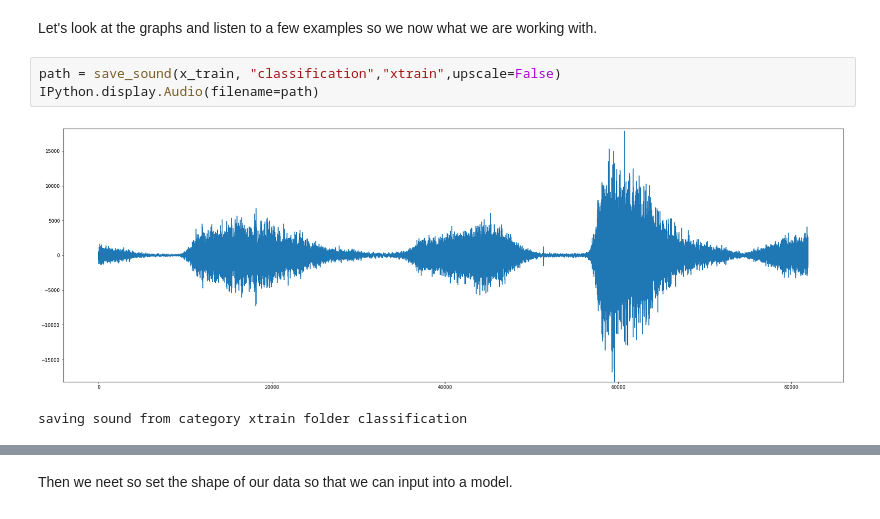
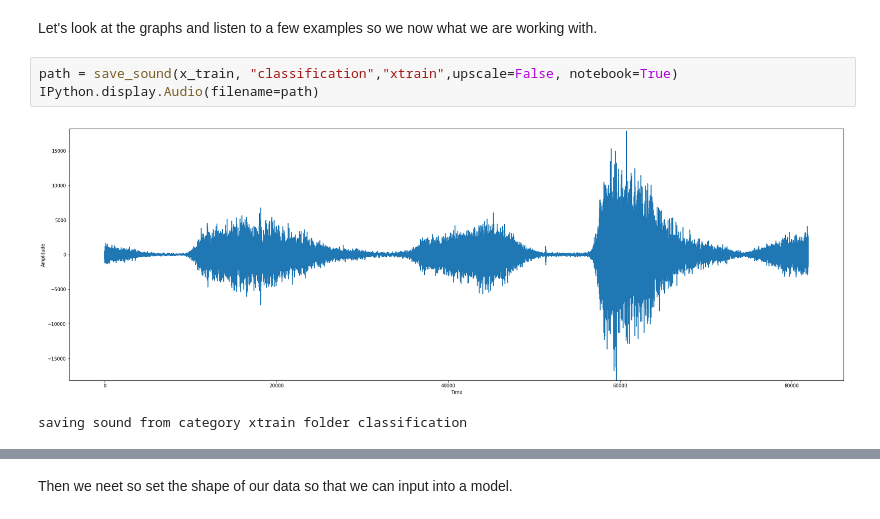
Before and after one commit to SopiMlab/DeepLearningWithAudio18, a Jupyter notebook: notebooks/Audio Classification.ipynb, the cells around one changed output, grey strips where cells are left out. Saved outputs shown, nothing was run; the diff lists cells and outputs as text.

```diff
--- a/Audio Classification.ipynb
+++ b/notebooks/Audio Classification.ipynb
@@ -29,10 +34,10 @@ input/categorized/clock_alarm/1-13613-A-37.wav
 # %% [markdown]
 Let's look at the graphs and listen to a few examples so we now what we are working with.
 # %%
-path = save_sound(x_train, "classification","xtrain",upscale=False)
+path = save_sound(x_train, "classification","xtrain",upscale=False, notebook=True)
 IPython.display.Audio(filename=path)
 # %% [output]
-[figure, old version]
+[figure, new version]
 saving sound from category xtrain folder classification
 [interactive output not drawn]
 # %%
```
Also changed, not shown: parts of 5 cells of this notebook, 35 other files.
